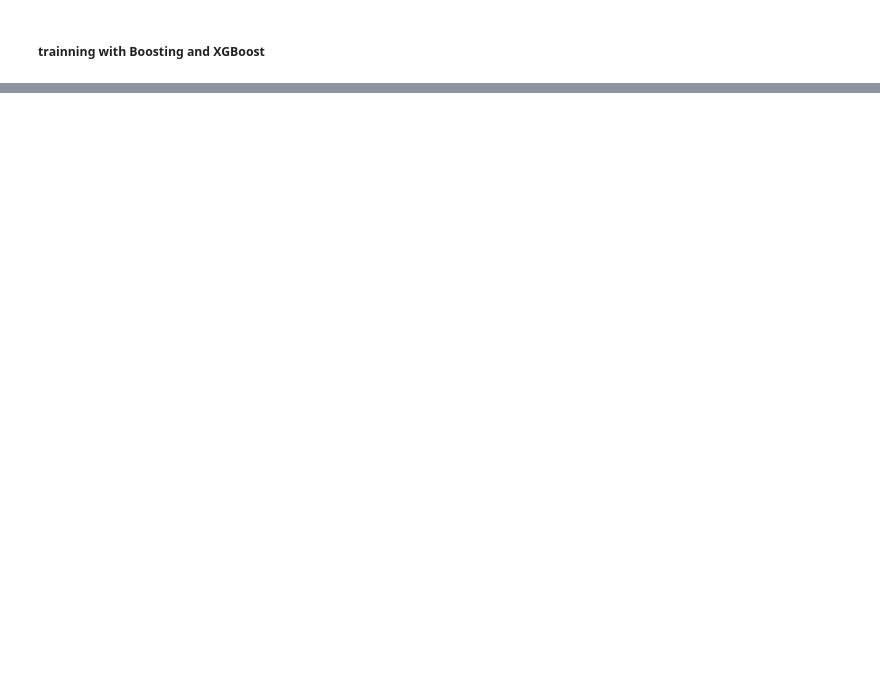
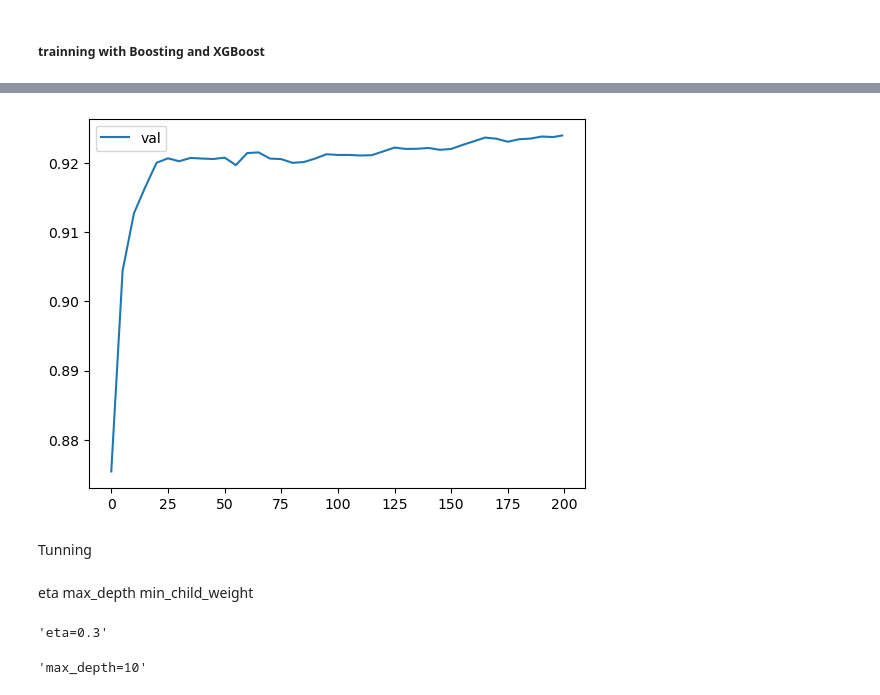
Before and after one commit to Andrianarimanana/Storm_Prediction_Madagascar, a Jupyter notebook: notebook.ipynb, the cells around one changed output, grey strips where cells are left out. Drawn from its saved outputs; the diff is of its cells as text; code cells hidden in the pictures; blank space fills up the shorter version.

```diff
--- a/notebook.ipynb
+++ b/notebook.ipynb
@@ -459,0 +557,13 @@ rf.fit(X_train, y1h_train)
+# %%
+
+plt.plot(df_score.num_iter, df_score.val_auc, label='val')
+plt.legend()
+plt.show()
+# %% [output]
+[figure, added]
+# %% [markdown]
+Tunning
+# %% [markdown]
+eta
+max_depth
+min_child_weight
@@ -459,0 +593,7 @@ rf.fit(X_train, y1h_train)
+# %%
+
+key = 'eta=%s' % (xgb_params['eta'])
+scores[key] = parse_xgb_output(output)
+key
+# %% [output]
+'eta=0.3'
@@ -459,0 +622,7 @@ rf.fit(X_train, y1h_train)
+# %%
+
+key = 'max_depth=%s' % (xgb_params['max_depth'])
+scores[key] = parse_xgb_output(output)
+key
+# %% [output]
+'max_depth=10'
```
Also changed, not shown: parts of 55 cells of this notebook.
